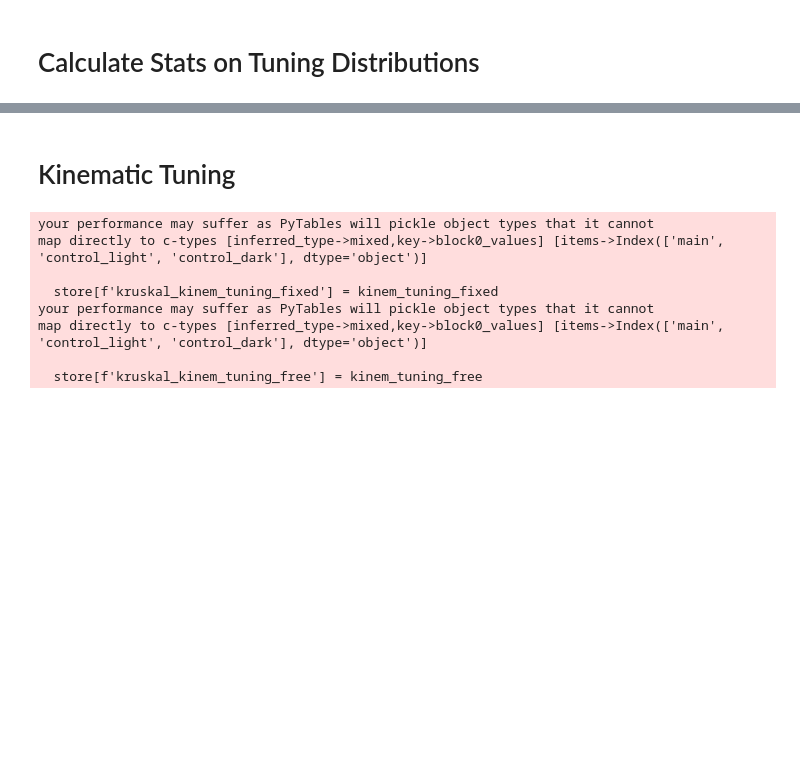
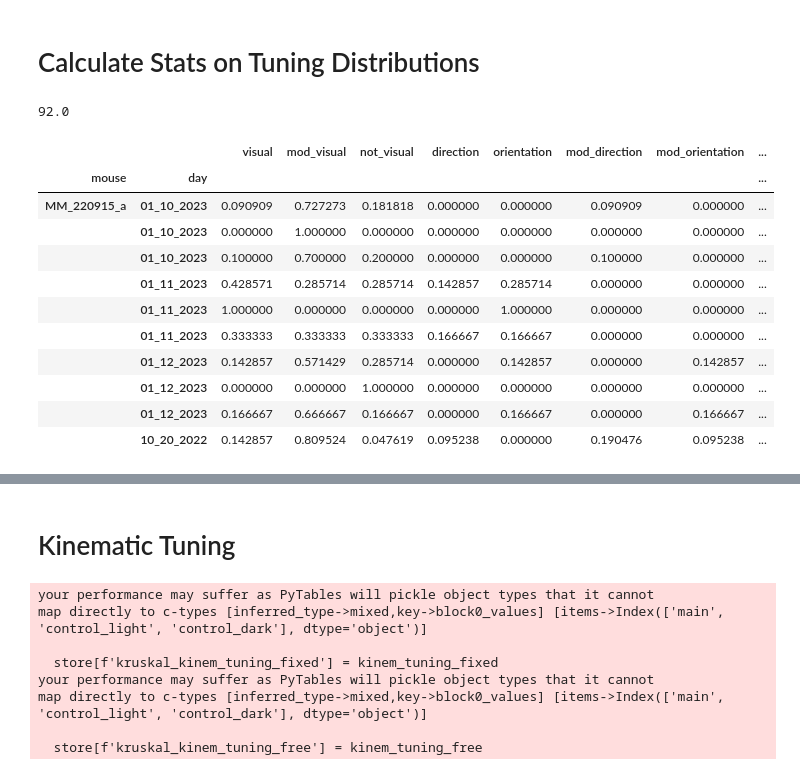
Before and after one commit to drguggiana/prey_capture, a Jupyter notebook: notebooks/thesis_figure_nbs/Tuning_Distribution_Stats.ipynb, the cells around one changed output, grey strips where cells are left out. Cells and saved outputs as stored; diff of their text form; code cells hidden in the pictures; blank space fills up the shorter version.

```diff
--- a/notebooks/thesis_figure_nbs/Tuning_Distribution_Stats.ipynb
+++ b/notebooks/thesis_figure_nbs/Tuning_Distribution_Stats.ipynb
@@ -130,7 +130,7 @@ def plot_bootstrap_distributions(data):
 
     return fig, axes
 # %%
-basedir = r"Z:\Prey_capture\WF_Figures"
+basedir = r"H:\thesis\figures\WF_Figures"
 still_or_all = 'full'
 main_exp_path = os.path.join(basedir, still_or_all, r"multi_normal_ALL\stats.hdf5")
 control_light_path  = os.path.join(basedir, still_or_all, r"control_normal_ALL\stats.hdf5")
@@ -147,3 +147,22 @@ repeat_free_data = h5_to_dict(repeat_free_path)
 # %%
 method = kruskal_w_dunn
 bootstrap_iters = 1000
+# %%
+276/3
+# %% [output]
+92.0
+# %%
+main_exp_data['frac_vis_resp_fixed'].set_index(['mouse', 'day']).iloc[:10, :]
+# %% [output]
+|  |  | visual | mod_visual | not_visual | direction | orientation | mod_direction | mod_orientation | ... |
+| mouse | day |  |  |  |  |  |  |  | ... |
+| MM_220915_a | 01_10_2023 | 0.090909 | 0.727273 | 0.181818 | 0.000000 | 0.000000 | 0.090909 | 0.000000 | ... |
+|  | 01_10_2023 | 0.000000 | 1.000000 | 0.000000 | 0.000000 | 0.000000 | 0.000000 | 0.000000 | ... |
+|  | 01_10_2023 | 0.100000 | 0.700000 | 0.200000 | 0.000000 | 0.000000 | 0.100000 | 0.000000 | ... |
+|  | 01_11_2023 | 0.428571 | 0.285714 | 0.285714 | 0.142857 | 0.285714 | 0.000000 | 0.000000 | ... |
+|  | 01_11_2023 | 1.000000 | 0.000000 | 0.000000 | 0.000000 | 1.000000 | 0.000000 | 0.000000 | ... |
+|  | 01_11_2023 | 0.333333 | 0.333333 | 0.333333 | 0.166667 | 0.166667 | 0.000000 | 0.000000 | ... |
+|  | 01_12_2023 | 0.142857 | 0.571429 | 0.285714 | 0.000000 | 0.142857 | 0.000000 | 0.142857 | ... |
+|  | 01_12_2023 | 0.000000 | 0.000000 | 1.000000 | 0.000000 | 0.000000 | 0.000000 | 0.000000 | ... |
+|  | 01_12_2023 | 0.166667 | 0.666667 | 0.166667 | 0.000000 | 0.166667 | 0.000000 | 0.166667 | ... |
+|  | 10_20_2022 | 0.142857 | 0.809524 | 0.047619 | 0.095238 | 0.000000 | 0.190476 | 0.095238 | ... |
```
Also changed, not shown: parts of 3 cells of this notebook, 4 other files.
